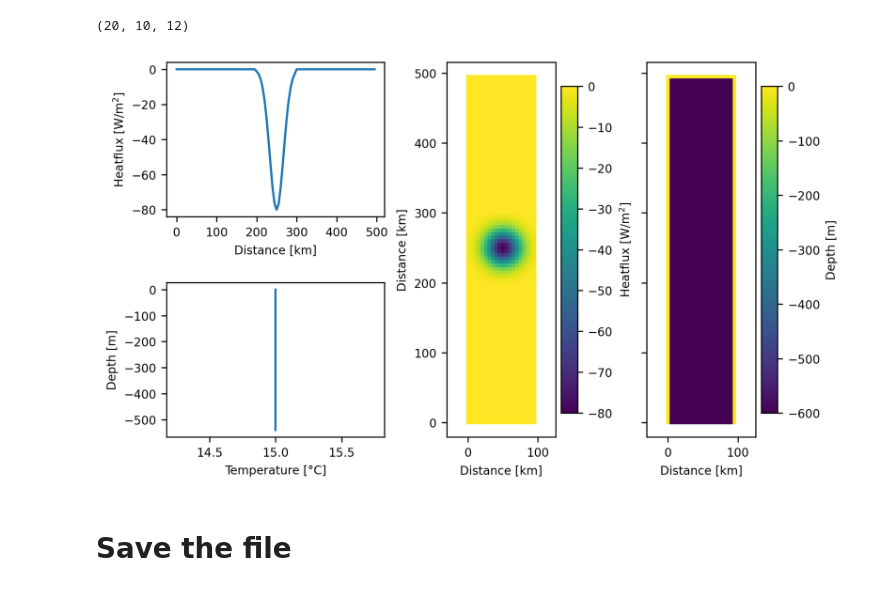
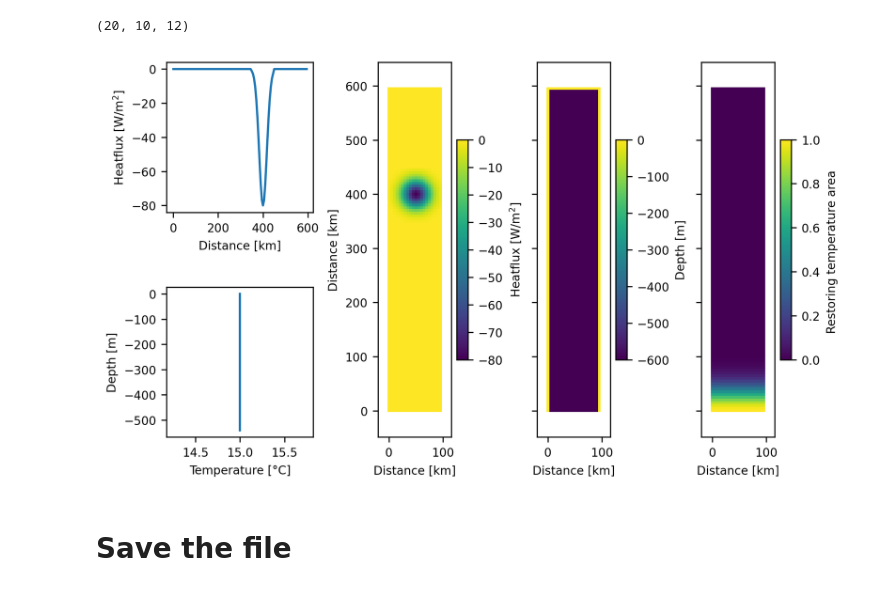
Before and after one commit to kaftkatt/IntercambioNGC, a Jupyter notebook: Scripts/GenerateData.ipynb, the cells around one changed output. Saved outputs shown, nothing was run; the diff lists cells and outputs as text; code cells hidden in the pictures.

```diff
--- a/Scripts/GenerateData.ipynb
+++ b/Scripts/GenerateData.ipynb
@@ -102,0 +88,9 @@ tempBo=15*np.ones((nx,nz,nt),dtype=dtype)
+# %%
+
+mu=0
+sig=30
+
+
+T_mask=np.zeros((nz,nx,ny), dtype=dtype)
+maskin=gaussian(y, mu, sig)*100
+T_mask[:,:,0:20]=maskin[0:20]/np.max(maskin)
@@ -172,7 +179,7 @@ np.shape(tempBo)
 (20, 10, 12)
 # %%
 fig3 = plt.figure(constrained_layout=True)
-gs = fig3.add_gridspec(2, 4)
+gs = fig3.add_gridspec(2, 5)
 ax = fig3.add_subplot(gs[0, 0:2])
 
 ax.plot(y,Q[10,:,0] )
@@ -180,34 +187,43 @@ ax.set(xlabel='Distance [km]',ylabel='Heatflux [W/m$^2$]')
 
 ax = fig3.add_subplot(gs[1, 0:2])
 
 ax.plot(tempBo[10,:,0],-z )
 ax.set(xlabel='Temperature [°C]',ylabel='Depth [m]')
 
 
 ax = fig3.add_subplot(gs[:, 2])
 cax=ax.pcolormesh(x,y,Q[:,:,1].T)
 ax.axis('equal')
 cbar= plt.colorbar(cax)
 cbar.set_label('Heatflux [W/m$^2$]')
 ax.set(xlabel='Distance [km]',ylabel='Distance [km]')
 
 
 ax = fig3.add_subplot(gs[:, 3])
 
 cax=ax.pcolormesh(x,y,ho.T)
 ax.axis('equal')
 cbar= plt.colorbar(cax)
 cbar.set_label('Depth [m]')
 ax.set(xlabel='Distance [km]')
 ax.yaxis.set_tick_params(labelleft=False)
 
+ax = fig3.add_subplot(gs[:, 4])
+
+cax=ax.pcolormesh(x,y,T_mask[0,:,:].T)
+ax.axis('equal')
+cbar= plt.colorbar(cax)
+cbar.set_label('Restoring temperature area ')
+ax.set(xlabel='Distance [km]')
+ax.yaxis.set_tick_params(labelleft=False)
+
 
 
 fig.tight_layout()
 fig.patch.set_alpha(0.0)
 plt.savefig('../Figures/' + str(project) + '/InputVars.png', bbox_inches='tight')
 # %% [output]
-[figure, old version]
+[figure, new version]
 # %% [markdown]
 # Save the file
 # %%
```
Also changed, not shown: parts of 24 cells of this notebook, 7 other files.
